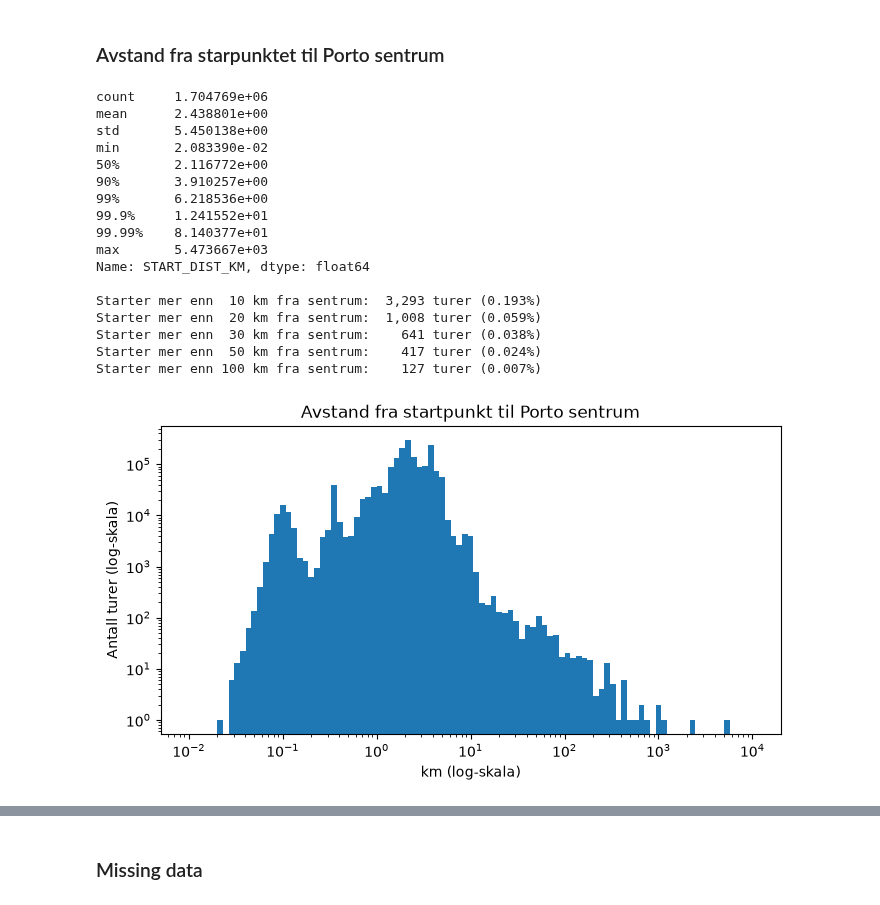
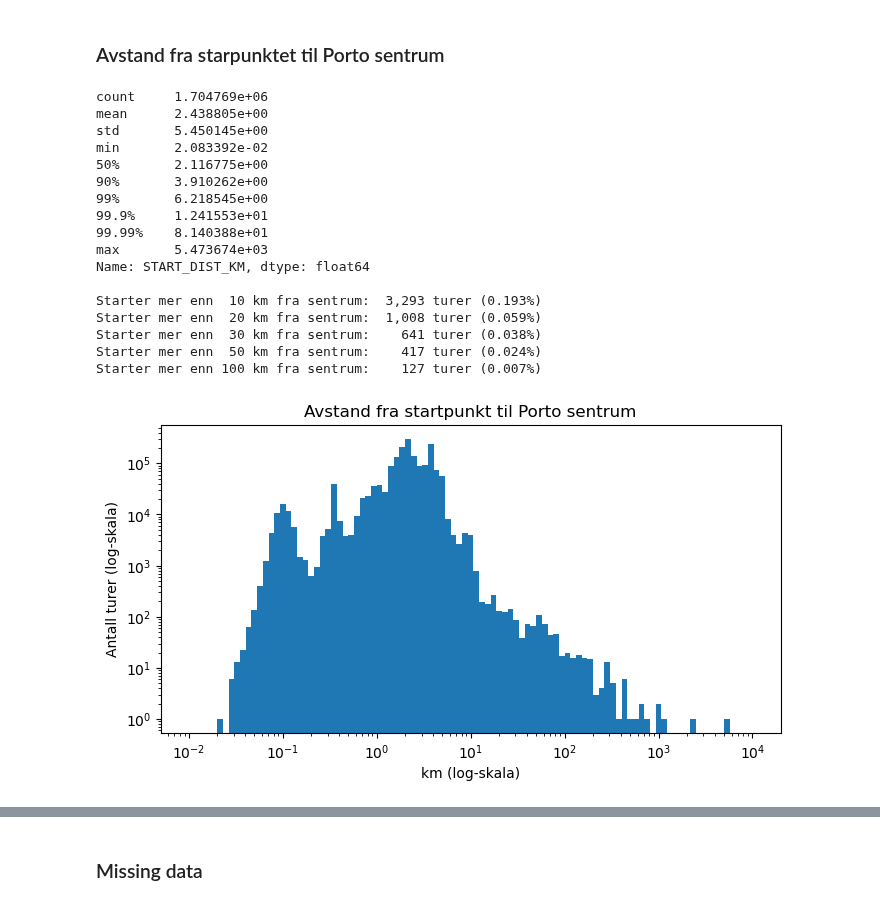
Before and after one commit to gbjaaland/TDT4225-Assignment2, a Jupyter notebook: eda.ipynb, the cells around one changed output, grey strips where cells are left out. Saved outputs shown, nothing was run; the diff lists cells and outputs as text; code cells hidden in the pictures.

```diff
--- a/eda.ipynb
+++ b/eda.ipynb
@@ -308,14 +307,0 @@ KeyboardInterrupt:
-# %%
-def haversine_m(lon1, lat1, lon2, lat2): #Fiks til å bruke haversine vektor
-    lon1, lat1, lon2, lat2 = map(np.radians, [lon1, lat1, lon2, lat2])
-    a = np.sin((lat2 - lat1) / 2)**2 + np.cos(lat1) * np.cos(lat2) * np.sin((lon2 - lon1) / 2)**2
-    return 6_371_000 * 2 * np.arcsin(np.sqrt(a))
-
-prev = pts.groupby("TRIP_ID")[["lon", "lat"]].shift()
-pts["step_m"] = haversine_m(prev["lon"], prev["lat"], pts["lon"], pts["lat"])
-pts["speed_kmh"] = pts["step_m"] / 15 * 3.6
-
-print(pts["speed_kmh"].describe(percentiles=[0.5, 0.9, 0.99, 0.999]))
-for grense in [120, 160, 200, 500]:
-    turer = pts.loc[pts["speed_kmh"] > grense, "TRIP_ID"].nunique()
-    print(f"Hopp over {grense} km/t: {(pts['speed_kmh'] > grense).sum()} punkter i {turer} turer")
@@ -502,46 +541,47 @@ Hopp på 50 km eller mindre: 99.9%
 # %%
 CENTER_LON, CENTER_LAT = -8.62911, 41.15794   # Porto City Hall
 
 # Hent første og andre punkt rett fra teksten (mye raskere enn json.loads på alle turene)
 pkt = df["POLYLINE"].str.extract(
     r"^\[\[([-\d.]+),([-\d.]+)\](?:,\[([-\d.]+),([-\d.]+)\])?"
 ).astype(float)
-pkt.columns = ["lon1", "lat1", "lon2", "lat2"]
+pkt.columns = ["LON1", "LAT1", "LON2", "LAT2"]
 
-df["START_DIST_KM"] = haversine_m(pkt["lon1"], pkt["lat1"], CENTER_LON, CENTER_LAT) / 1000
-df["SECOND_DIST_KM"] = haversine_m(pkt["lon2"], pkt["lat2"], CENTER_LON, CENTER_LAT) / 1000
+center = np.repeat([[CENTER_LAT, CENTER_LON]], len(pkt), axis=0)
 
+df["START_DIST_KM"] = haversine_vector(pkt[["LAT1", "LON1"]].to_numpy(), center,unit=Unit.KILOMETERS)
+df["SECOND_DIST_KM"] = haversine_vector(pkt[["LAT2", "LON2"]].to_numpy(), center ,unit=Unit.KILOMETERS)
 start_dist = df["START_DIST_KM"].dropna()
 print(start_dist.describe(percentiles=[0.5, 0.9, 0.99, 0.999, 0.9999]), "\n")
 for grense in [10, 20, 30, 50, 100]:
     n = (start_dist > grense).sum()
     print(f"Starter mer enn {grense:>3} km fra sentrum: {n:6,} turer ({n/len(start_dist):.3%})")
 
 plt.figure(figsize=(8, 4))
 plt.hist(start_dist.clip(lower=0.01), bins=np.logspace(-2, 4, 100), log=True)
 plt.xscale("log")
 plt.title("Avstand fra startpunkt til Porto sentrum")
 plt.xlabel("km (log-skala)"); plt.ylabel("Antall turer (log-skala)")
 plt.show()
 # %% [output]
 count     1.704769e+06
-mean      2.438801e+00
-std       5.450138e+00
-min       2.083390e-02
-50%       2.116772e+00
-90%       3.910257e+00
-99%       6.218536e+00
-99.9%     1.241552e+01
-99.99%    8.140377e+01
-max       5.473667e+03
+mean      2.438805e+00
+std       5.450145e+00
+min       2.083392e-02
+50%       2.116775e+00
+90%       3.910262e+00
+99%       6.218545e+00
+99.9%     1.241553e+01
+99.99%    8.140388e+01
+max       5.473674e+03
 Name: START_DIST_KM, dtype: float64
 
 Starter mer enn  10 km fra sentrum:  3,293 turer (0.193%)
 Starter mer enn  20 km fra sentrum:  1,008 turer (0.059%)
 Starter mer enn  30 km fra sentrum:    641 turer (0.038%)
 Starter mer enn  50 km fra sentrum:    417 turer (0.024%)
 Starter mer enn 100 km fra sentrum:    127 turer (0.007%)
-[figure, old version]
+[figure, new version]
 # %%
 GRENSE_KM = 30
 
```
Also changed, not shown: parts of 19 cells of this notebook.
